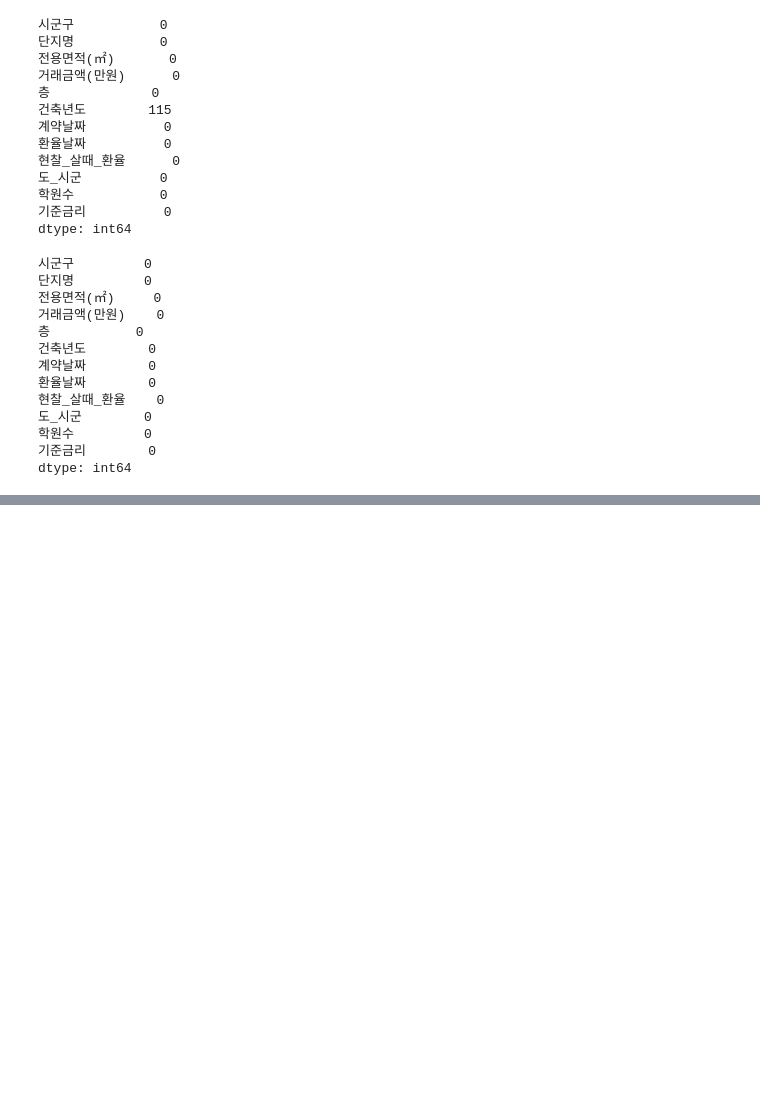
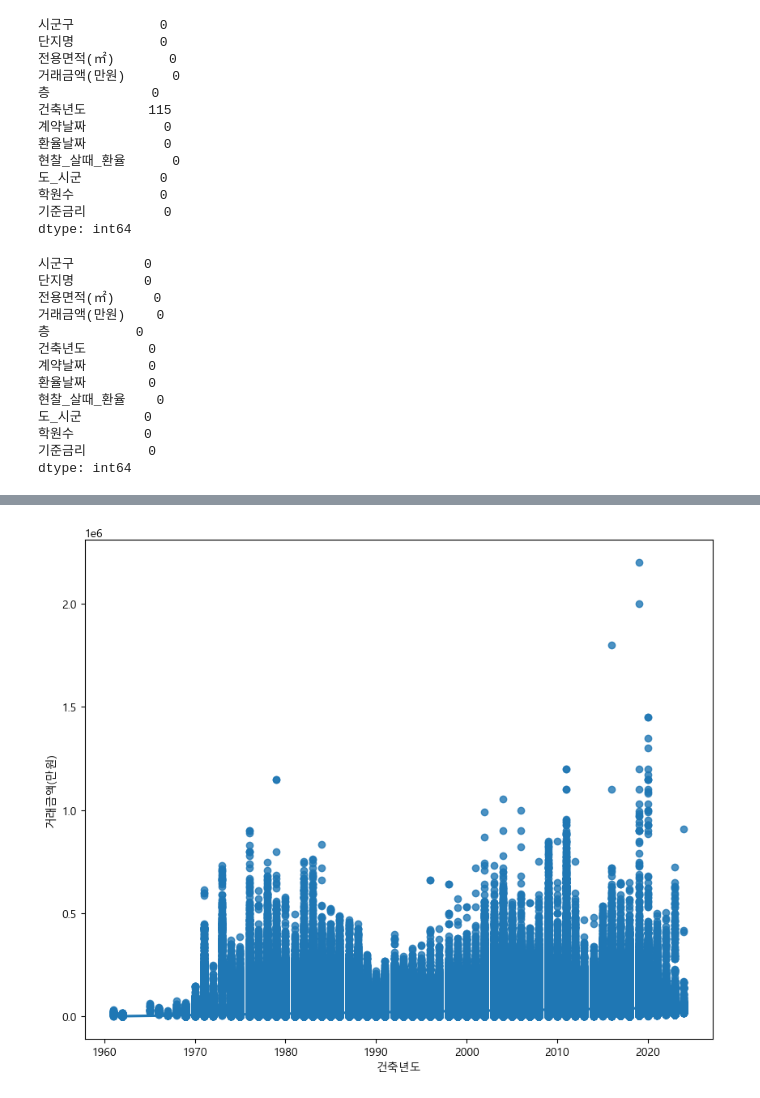
Before and after one commit to Minseos/-, a Jupyter notebook: 06_machine_learning/mini_project/Project.ipynb, the cells around one changed output, grey strips where cells are left out. Cells and saved outputs as stored; diff of their text form; code cells hidden in the pictures; blank space fills up the shorter version.

```diff
--- a/06_machine_learning/mini_project/Project.ipynb
+++ b/06_machine_learning/mini_project/Project.ipynb
@@ -1110,0 +1610,6 @@ dtype: int64
+# %%
+# 건축년도와 거래금액 간의 관계
+sns.regplot(data=data, x='건축년도', y='거래금액(만원)')
+plt.show()
+# %% [output]
+[figure, added]
```
Also changed, not shown: parts of 100 cells of this notebook, 1 other file.
